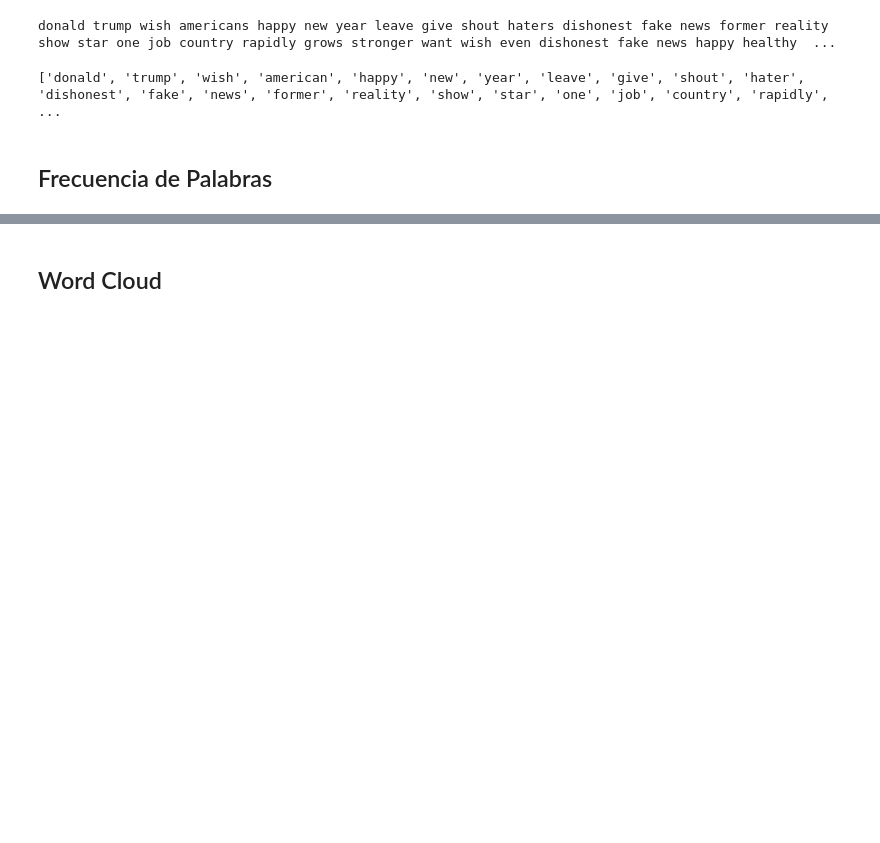
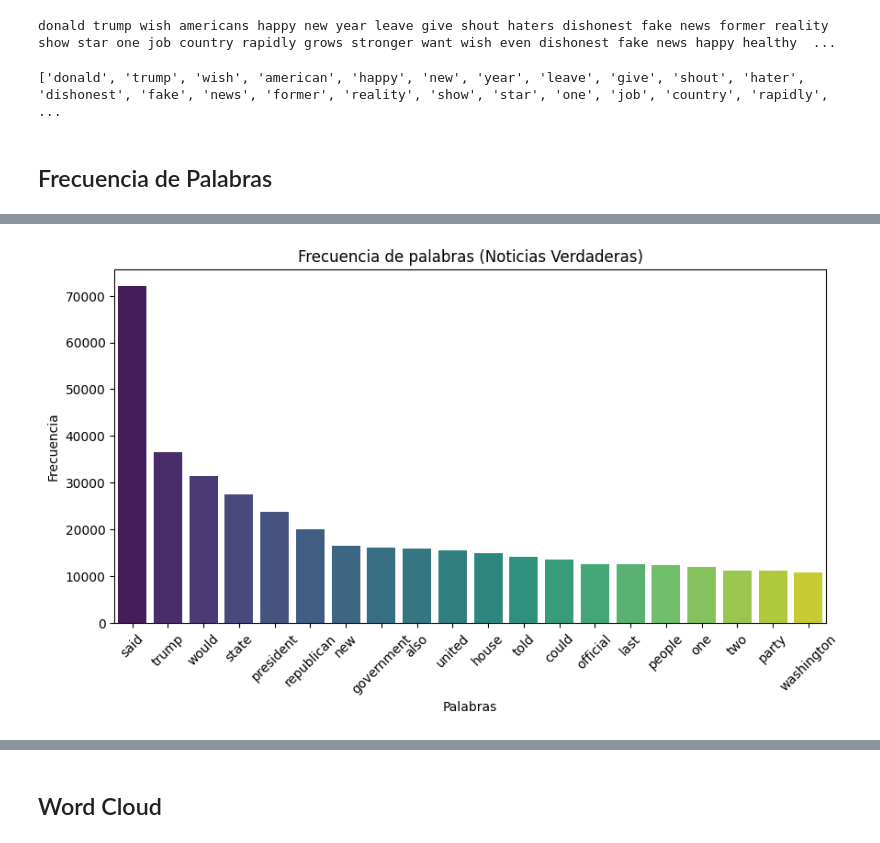
Before and after one commit to jzarcoo/FakeNewsDetection, a Jupyter notebook: NLP.ipynb, the cells around one changed output, grey strips where cells are left out. Saved outputs shown, nothing was run; the diff lists cells and outputs as text; code cells hidden in the pictures; blank space fills up the shorter version.

```diff
--- a/NLP.ipynb
+++ b/NLP.ipynb
@@ -84,0 +122,15 @@ plt.show()
+# %%
+freq_dist_true = FreqDist(texto_lematizado_true)
+n = 20 # palabras más frecuentes
+palabras_comunes_true = freq_dist_true.most_common(n)
+df_freq_true = pd.DataFrame(palabras_comunes_true, columns=['Palabra', 'Frecuencia'])
+
+plt.figure(figsize=(10,5))
+sns.barplot(x='Palabra', y='Frecuencia', data=df_freq_true, palette='viridis', hue='Palabra')
+plt.xlabel("Palabras")
+plt.ylabel("Frecuencia")
+plt.title("Frecuencia de palabras (Noticias Verdaderas)")
+plt.xticks(rotation=45)
+plt.show()
+# %% [output]
+[figure, added]
```
Also changed, not shown: parts of 21 cells of this notebook.
